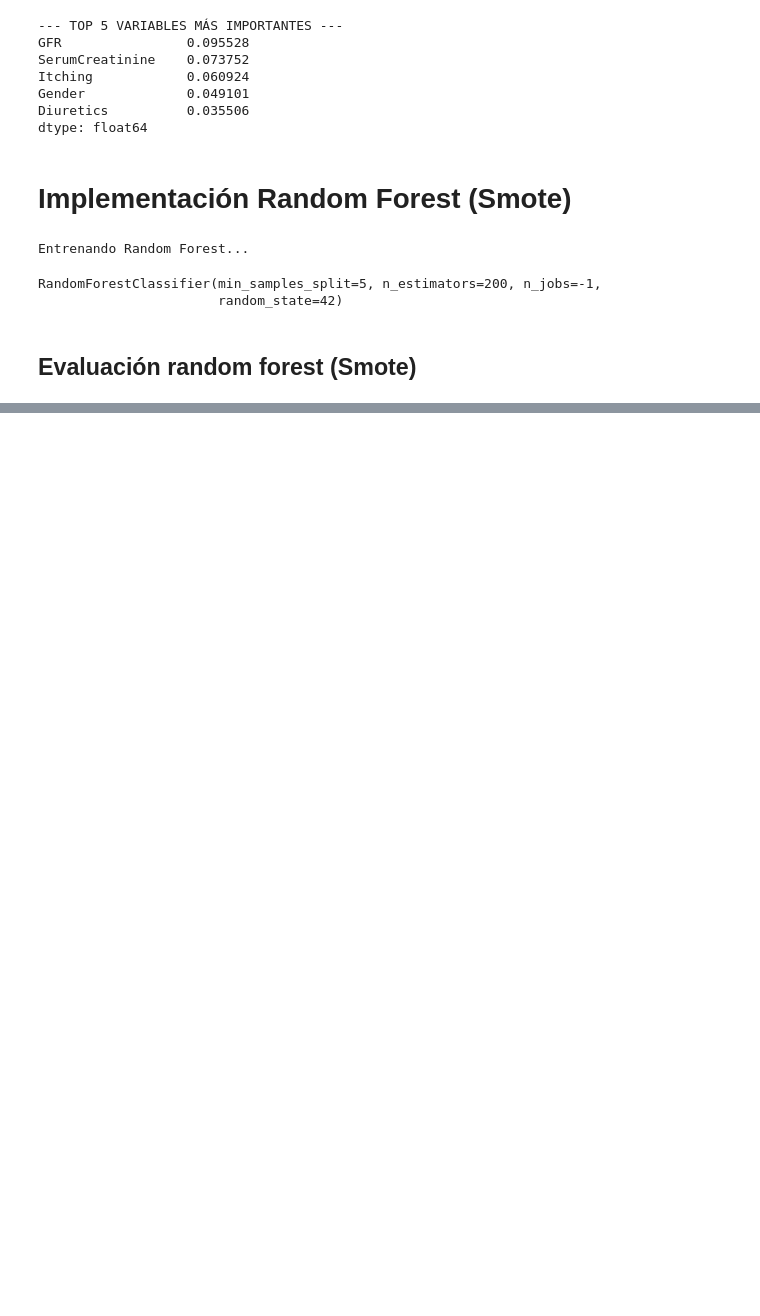
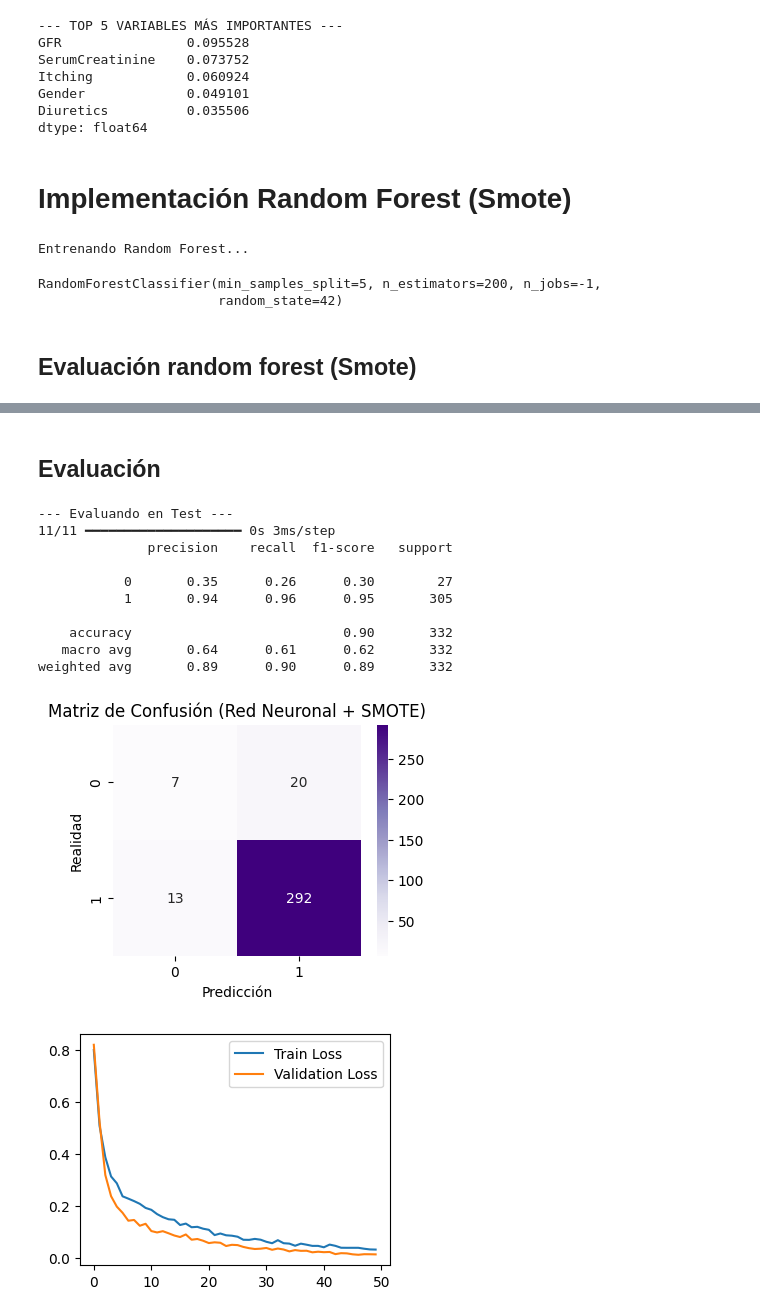
Before and after one commit to Edgarfevi/hackathon_salud, a Jupyter notebook: datos_e_ia.ipynb, the cells around one changed output, grey strips where cells are left out. Cells and saved outputs as stored; diff of their text form; code cells hidden in the pictures; blank space fills up the shorter version.

```diff
--- a/datos_e_ia.ipynb
+++ b/datos_e_ia.ipynb
@@ -233,0 +384,41 @@ dtype: float64
+# %% [markdown]
+## Evaluación
+# %%
+# ==========================================
+# 7. EVALUACIÓN
+# ==========================================
+print("\n--- Evaluando en Test ---")
+
+# Las redes neuronales devuelven probabilidades (ej: 0.89, 0.12)
+y_pred_proba = model2.predict(X_test_scaled_smote)
+
+# Convertimos probabilidades a clases (0 o 1) usando un umbral de 0.5
+y_pred_clase = (y_pred_proba > 0.5).astype(int)
+
+print(classification_report(y_test, y_pred_clase))
+
+# Matriz de Confusión
+plt.figure(figsize=(4, 3))
+sns.heatmap(confusion_matrix(y_test, y_pred_clase), annot=True, fmt='d', cmap='Purples')
+plt.title('Matriz de Confusión (Red Neuronal + SMOTE)')
+plt.ylabel('Realidad')
+plt.xlabel('Predicción')
+plt.show()
+# (Opcional) Ver la curva de aprendizaje
+plt.figure(figsize=(4, 3))
+plt.plot(history2.history['loss'], label='Train Loss')
+plt.plot(history2.history['val_loss'], label='Validation Loss')
+plt.legend(); plt.show()
+# %% [output]
+--- Evaluando en Test ---
+11/11 ━━━━━━━━━━━━━━━━━━━━ 0s 3ms/step
+              precision    recall  f1-score   support
+
+           0       0.35      0.26      0.30        27
+           1       0.94      0.96      0.95       305
+
+    accuracy                           0.90       332
+   macro avg       0.64      0.61      0.62       332
+weighted avg       0.89      0.90      0.89       332
+[figure, added]
+[figure, added]
```
Also changed, not shown: parts of 13 cells of this notebook.
